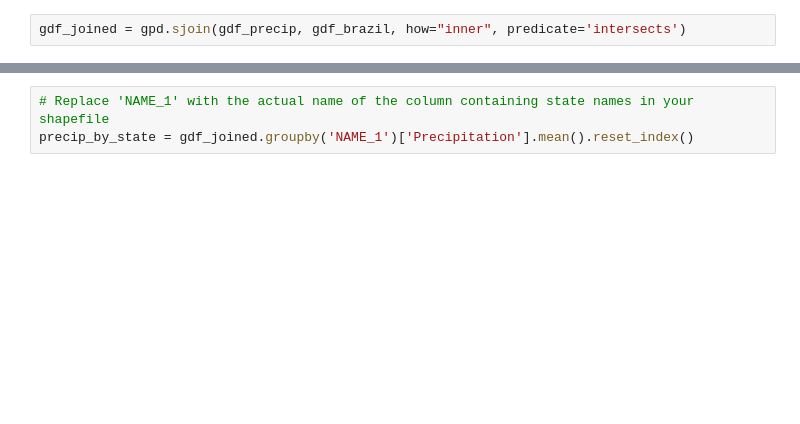
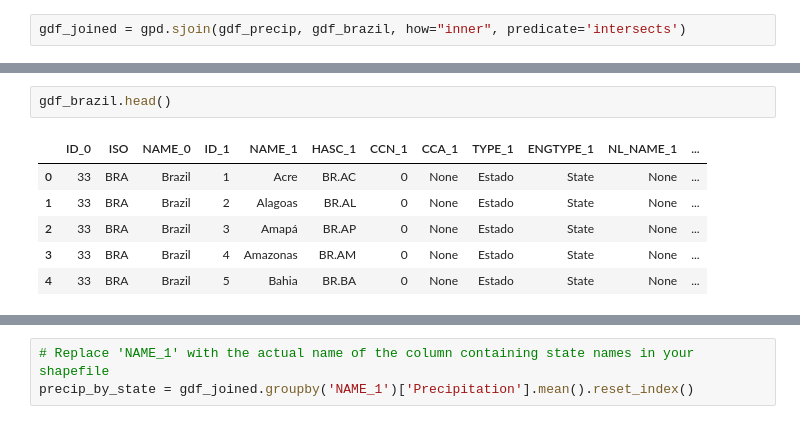
Before and after one commit to daivero/climate_analy, a Jupyter notebook: climate_tests_prec/pr.ipynb, the cells around one changed output, grey strips where cells are left out. Cells and saved outputs as stored; diff of their text form; blank space fills up the shorter version.

```diff
--- a/climate_tests_prec/pr.ipynb
+++ b/climate_tests_prec/pr.ipynb
@@ -51,0 +224,9 @@ gdf_joined = gpd.sjoin(gdf_precip, gdf_brazil, how="inner", predicate='intersect
+# %%
+gdf_brazil.head()
+# %% [output]
+|  | ID_0 | ISO | NAME_0 | ID_1 | NAME_1 | HASC_1 | CCN_1 | CCA_1 | TYPE_1 | ENGTYPE_1 | NL_NAME_1 | ... |
+| 0 | 33 | BRA | Brazil | 1 | Acre | BR.AC | 0 | None | Estado | State | None | ... |
+| 1 | 33 | BRA | Brazil | 2 | Alagoas | BR.AL | 0 | None | Estado | State | None | ... |
+| 2 | 33 | BRA | Brazil | 3 | Amapá | BR.AP | 0 | None | Estado | State | None | ... |
+| 3 | 33 | BRA | Brazil | 4 | Amazonas | BR.AM | 0 | None | Estado | State | None | ... |
+| 4 | 33 | BRA | Brazil | 5 | Bahia | BR.BA | 0 | None | Estado | State | None | ... |
```
Also changed, not shown: parts of 22 cells of this notebook, 1 other file.
